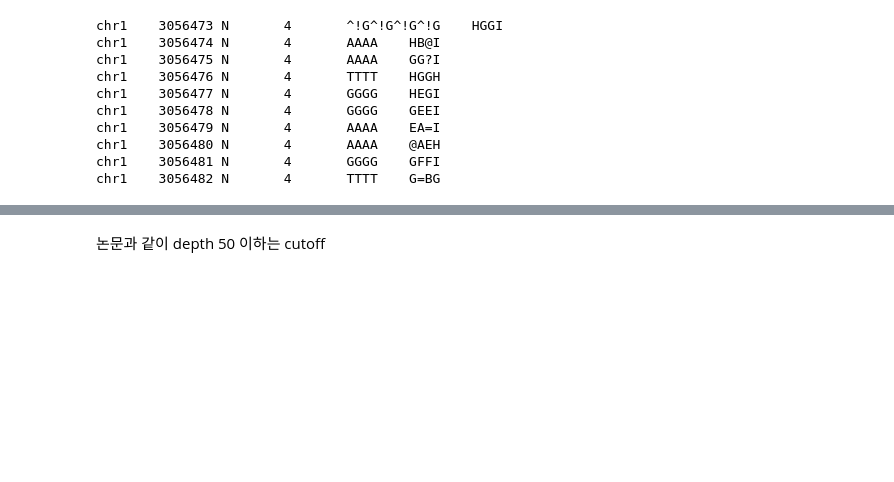
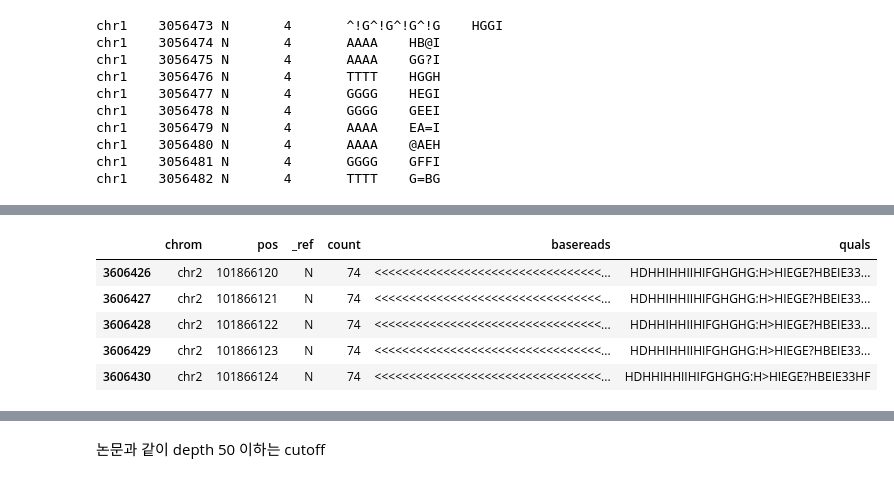
Before and after one commit to JS19563255/2022bioinfo1_project, a Jupyter notebook: myownproject/script.ipynb, the cells around one changed output, grey strips where cells are left out. Drawn from its saved outputs; the diff is of its cells as text; code cells hidden in the pictures; blank space fills up the shorter version.

```diff
--- a/myownproject/script.ipynb
+++ b/myownproject/script.ipynb
@@ -69,0 +92,11 @@ chr1    3056482 N       4       TTTT    G=BG
+# %%
+import pandas as pd
+filtered_pileup = pd.read_csv('filtered_CLIP-35L33G.pileup', sep='\t', names=['chrom', 'pos', '_ref', 'count', 'basereads', 'quals'])
+filtered_pileup.tail()
+# %% [output]
+|  | chrom | pos | _ref | count | basereads | quals |
+| 3606426 | chr2 | 101866120 | N | 74 | <<<<<<<<<<<<<<<<<<<<<<<<<<<<<<<<<... | HDHHIHHIIHIFGHGHG:H>HIEGE?HBEIE33... |
+| 3606427 | chr2 | 101866121 | N | 74 | <<<<<<<<<<<<<<<<<<<<<<<<<<<<<<<<<... | HDHHIHHIIHIFGHGHG:H>HIEGE?HBEIE33... |
+| 3606428 | chr2 | 101866122 | N | 74 | <<<<<<<<<<<<<<<<<<<<<<<<<<<<<<<<<... | HDHHIHHIIHIFGHGHG:H>HIEGE?HBEIE33... |
+| 3606429 | chr2 | 101866123 | N | 74 | <<<<<<<<<<<<<<<<<<<<<<<<<<<<<<<<<... | HDHHIHHIIHIFGHGHG:H>HIEGE?HBEIE33... |
+| 3606430 | chr2 | 101866124 | N | 74 | <<<<<<<<<<<<<<<<<<<<<<<<<<<<<<<<<... | HDHHIHHIIHIFGHGHG:H>HIEGE?HBEIE33HF |
```
Also changed, not shown: parts of 10 cells of this notebook.
